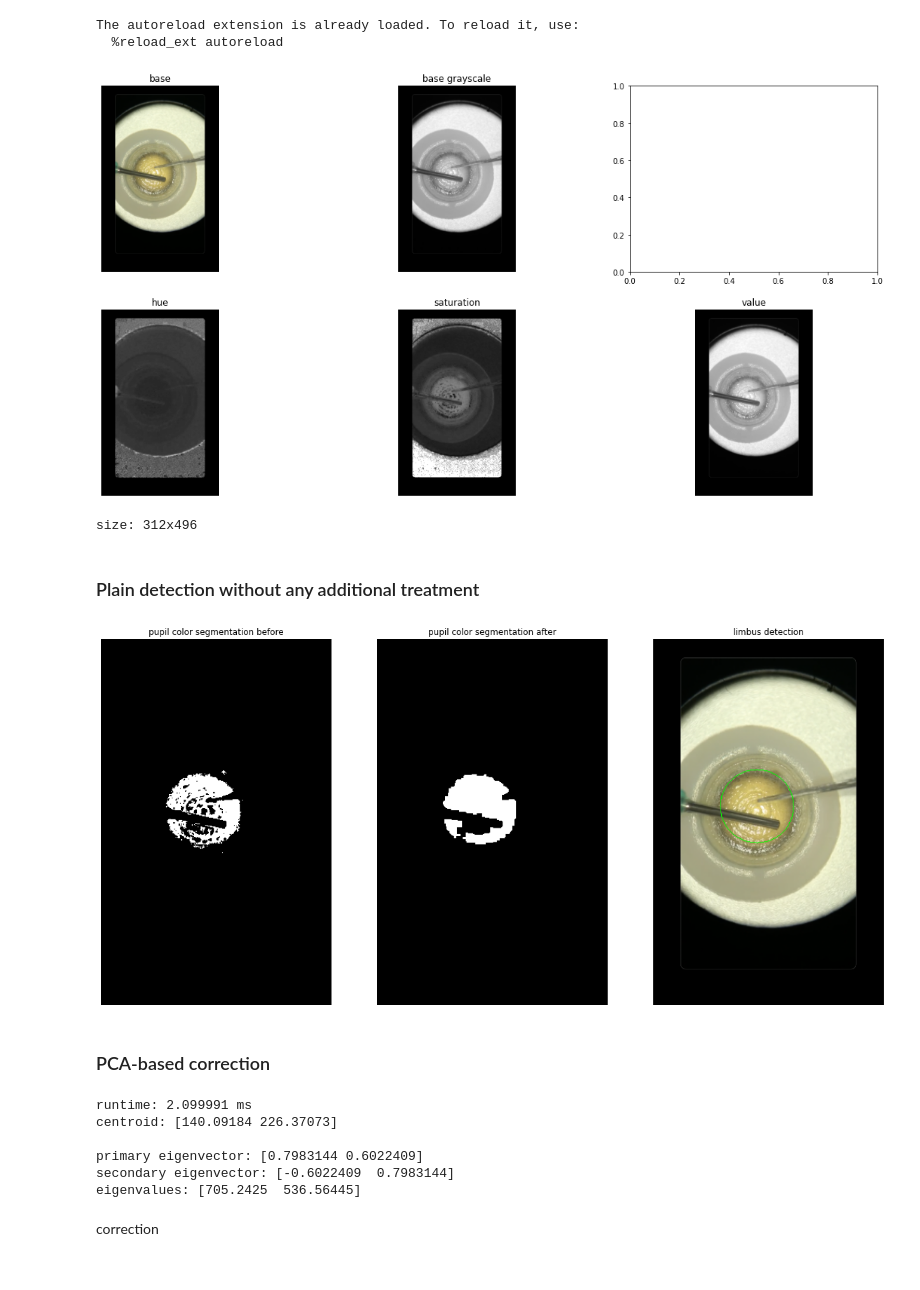
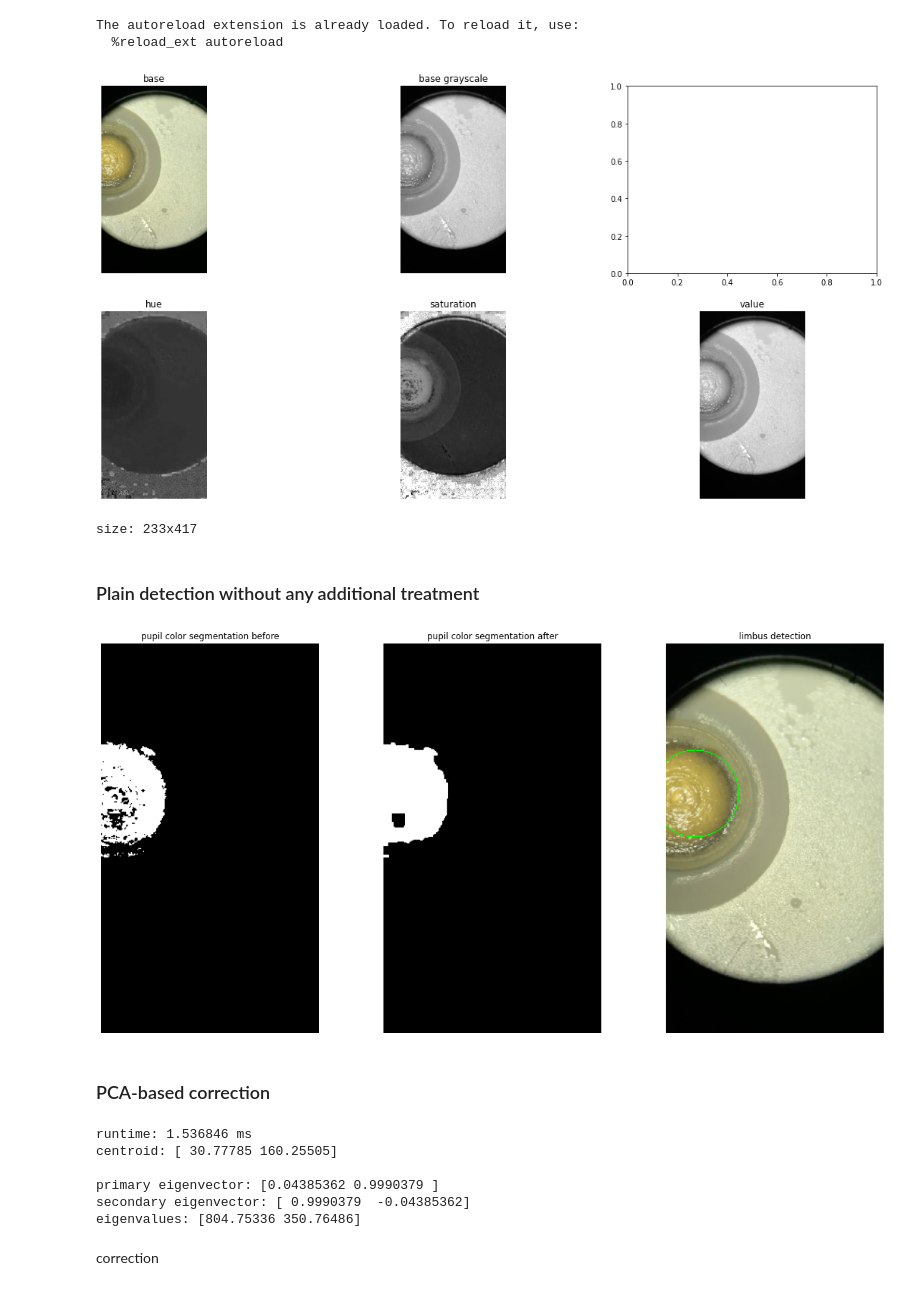
Before and after one commit to Custom-Surgical-GmbH/Cataract-Surgery-Training-Explorations, a Jupyter notebook: opencv_explorations/rhexis_limbus_detection_edge_cases.ipynb, the cells around one changed output. Drawn from its saved outputs; the diff is of its cells as text; code cells hidden in the pictures.

```diff
--- a/opencv_explorations/rhexis_limbus_detection_edge_cases.ipynb
+++ b/opencv_explorations/rhexis_limbus_detection_edge_cases.ipynb
@@ -21,7 +20,7 @@ The autoreload extension is already loaded. To reload it, use:
 # %%
 scale = 0.33
 
-base = cv2.imread('data/artificial/bioniko_rhexis_base4.png', cv2.IMREAD_COLOR)
+base = cv2.imread('data/artificial/bioniko_rhexis_base5.png', cv2.IMREAD_COLOR)
 base = cv2.resize(base, (0,0), fx=scale, fy=scale)
 
 base_rgb = cv2.cvtColor(base, cv2.COLOR_BGR2RGB)
@@ -30,35 +29,35 @@ base_hsv = cv2.cvtColor(base, cv2.COLOR_BGR2HSV)
 
 base_hue = base_hsv[:,:,0]
 base_saturation = base_hsv[:,:,1]
 base_value = base_hsv[:,:,2]
 
 fig, ((plot1, plot2, _), (plot3, plot4, plot5)) = plt.subplots(2, 3, figsize=(20,10))
 plot1.set_title('base')
 plot1.imshow(base_rgb)
 plot1.axis('off')
 
 plot2.set_title('base grayscale')
 plot2.imshow(base_gray, cmap=plt.cm.gray)
 plot2.axis('off')
 
 plot3.set_title('hue')
 plot3.imshow(base_hue, cmap=plt.cm.gray)
 plot3.axis('off')
 
 plot4.set_title('saturation')
 plot4.imshow(base_saturation, cmap=plt.cm.gray)
 plot4.axis('off')
 
 plot5.set_title('value')
 plot5.imshow(base_value, cmap=plt.cm.gray)
 plot5.axis('off')
 
 plt.show()
 
 print('size: %dx%d' % (base.shape[1], base.shape[0]))
 # %% [output]
-[figure, old version]
+[figure, new version]
-size: 312x496
+size: 233x417
 # %% [markdown]
 ### Plain detection without any additional treatment
 # %%
@@ -103,7 +102,7 @@ plots[2].axis('off')
 
 plt.show()
 # %% [output]
-[figure, old version]
+[figure, new version]
 # %% [markdown]
 ### PCA-based correction
 # %%
@@ -126,12 +125,12 @@ print('primary eigenvector: %s' % str(eigenvectors[0]))
 print('secondary eigenvector: %s' % str(eigenvectors[1]))
 print('eigenvalues: %s' % str(eigenvalues.T[0]))
 # %% [output]
-runtime: 2.099991 ms
-centroid: [140.09184 226.37073]
+runtime: 1.536846 ms
+centroid: [ 30.77785 160.25505]
 
-primary eigenvector: [0.7983144 0.6022409]
-secondary eigenvector: [-0.6022409  0.7983144]
-eigenvalues: [705.2425  536.56445]
+primary eigenvector: [0.04385362 0.9990379 ]
+secondary eigenvector: [ 0.9990379  -0.04385362]
+eigenvalues: [804.75336 350.76486]
 # %% [markdown]
 correction
 # %%
```
Also changed, not shown: parts of 11 cells of this notebook, 12 other files.
